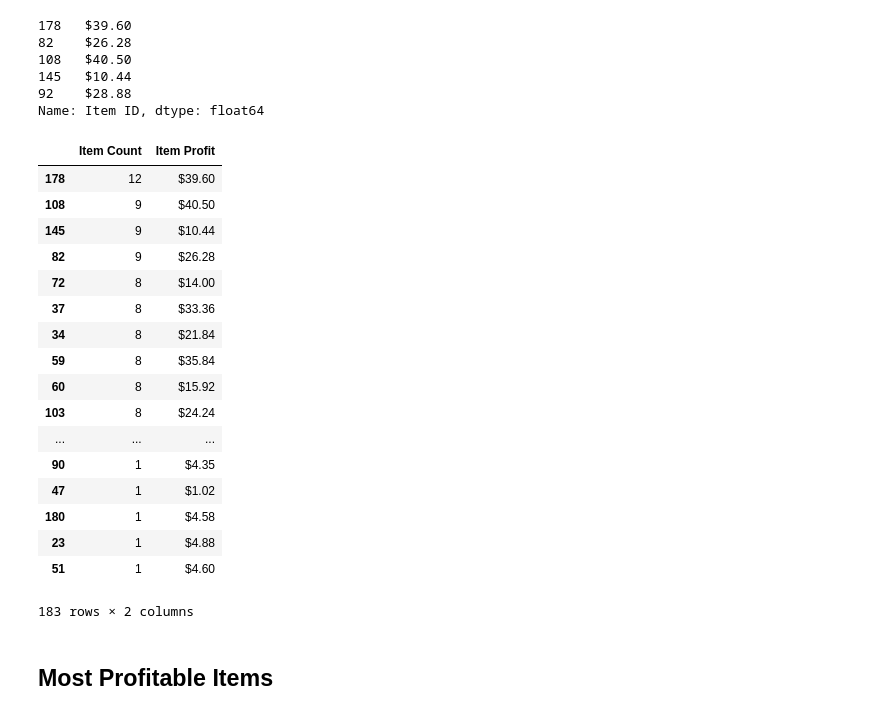
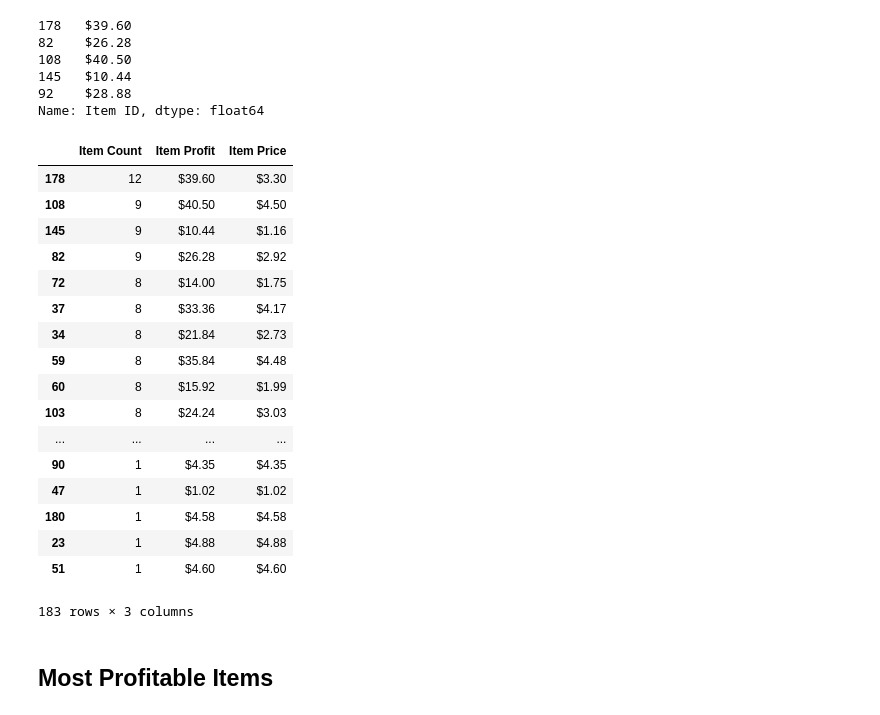
Before and after one commit to tworthy94/Homework_04_Pandas, a Jupyter notebook: HeroesOfPymoli_main.ipynb, the cells around one changed output. Drawn from its saved outputs; the diff is of its cells as text; code cells hidden in the pictures.

```diff
--- a/HeroesOfPymoli_main.ipynb
+++ b/HeroesOfPymoli_main.ipynb
@@ -403,30 +518,31 @@ Name: Item ID, dtype: float64
 # %%
 # Create item popularity data frame
 item_pop=pd.DataFrame({
     'Item Count':itemCount,
     'Item Profit':itemRev,
+    'Item Price': itemPrices.values
 })
 # Sort item popularity by item count
 item_pop.sort_values(by=['Item Count'], ascending=False)
 # %% [output]
-|  | Item Count | Item Profit |
-| 178 | 12 | $39.60 |
-| 108 | 9 | $40.50 |
-| 145 | 9 | $10.44 |
-| 82 | 9 | $26.28 |
-| 72 | 8 | $14.00 |
-| 37 | 8 | $33.36 |
-| 34 | 8 | $21.84 |
-| 59 | 8 | $35.84 |
-| 60 | 8 | $15.92 |
-| 103 | 8 | $24.24 |
-| ... | ... | ... |
-| 90 | 1 | $4.35 |
-| 47 | 1 | $1.02 |
-| 180 | 1 | $4.58 |
-| 23 | 1 | $4.88 |
-| 51 | 1 | $4.60 |
+|  | Item Count | Item Profit | Item Price |
+| 178 | 12 | $39.60 | $3.30 |
+| 108 | 9 | $40.50 | $4.50 |
+| 145 | 9 | $10.44 | $1.16 |
+| 82 | 9 | $26.28 | $2.92 |
+| 72 | 8 | $14.00 | $1.75 |
+| 37 | 8 | $33.36 | $4.17 |
+| 34 | 8 | $21.84 | $2.73 |
+| 59 | 8 | $35.84 | $4.48 |
+| 60 | 8 | $15.92 | $1.99 |
+| 103 | 8 | $24.24 | $3.03 |
+| ... | ... | ... | ... |
+| 90 | 1 | $4.35 | $4.35 |
+| 47 | 1 | $1.02 | $1.02 |
+| 180 | 1 | $4.58 | $4.58 |
+| 23 | 1 | $4.88 | $4.88 |
+| 51 | 1 | $4.60 | $4.60 |
-183 rows × 2 columns
+183 rows × 3 columns
 # %% [markdown]
 ## Most Profitable Items
 # %% [markdown]
```
Also changed, not shown: parts of 18 cells of this notebook.
